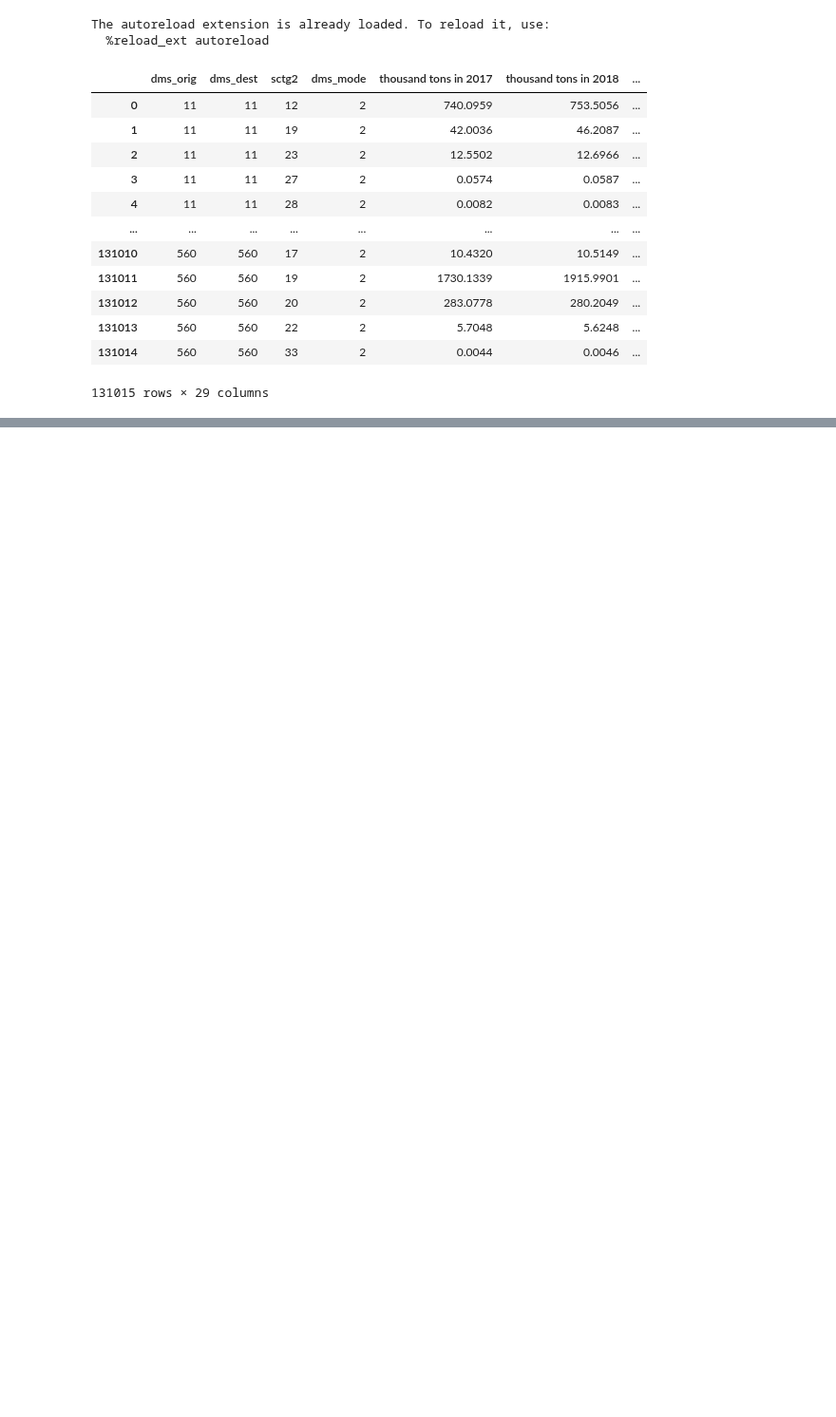
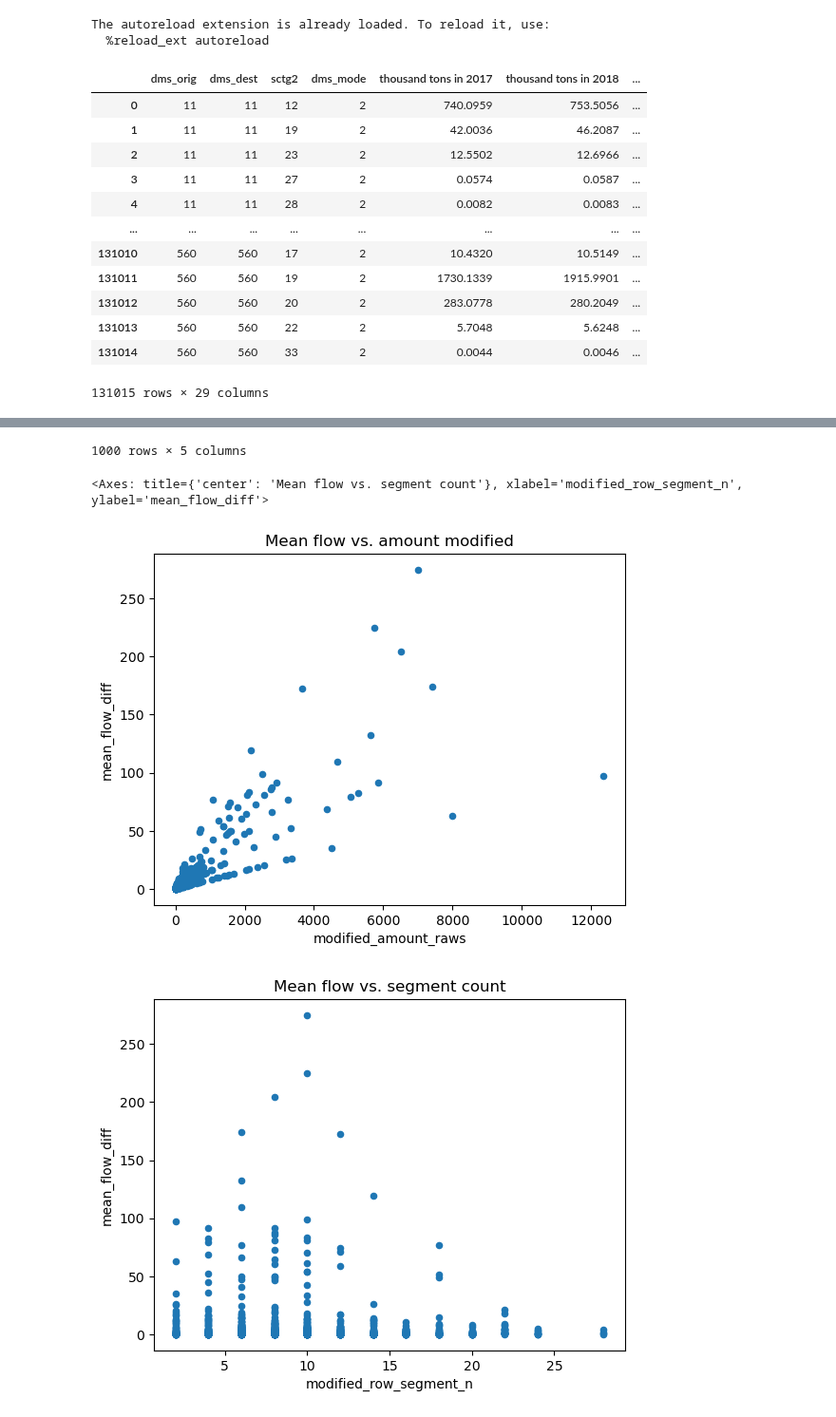
Before and after one commit to UMD-CTSM/network_flow_assignment, a Jupyter notebook: src/faf_sim.ipynb, the cells around one changed output, grey strips where cells are left out. Shown at 95% size. Drawn from its saved outputs; the diff is of its cells as text; code cells hidden in the pictures; blank space fills up the shorter version.

```diff
--- a/src/faf_sim.ipynb
+++ b/src/faf_sim.ipynb
@@ -113,0 +161,9 @@ if MONTE_CARLO:
+# %%
+impact_summary = pd.DataFrame(modified_rows).set_index(0)
+impact_summary.columns = ['modified_row_segment_n', 'modified_amount_raws', 'modified_amount', 'mean_flow']
+impact_summary.index.name = 'route'
+impact_summary['mean_flow_diff'] = impact_summary['mean_flow'] - railnet_flows.mean()
+display(impact_summary)
+impact_summary.plot(x='modified_amount_raws', y='mean_flow_diff', kind='scatter', title='Mean flow vs. amount modified')
+impact_summary.plot(x='modified_row_segment_n', y='mean_flow_diff', kind='scatter', title='Mean flow vs. segment count')
+# %% [output]
@@ -113,0 +183,4 @@ if MONTE_CARLO:
+1000 rows × 5 columns
+<Axes: title={'center': 'Mean flow vs. segment count'}, xlabel='modified_row_segment_n', ylabel='mean_flow_diff'>
+[figure, added]
+[figure, added]
```
Also changed, not shown: parts of 6 cells of this notebook.
